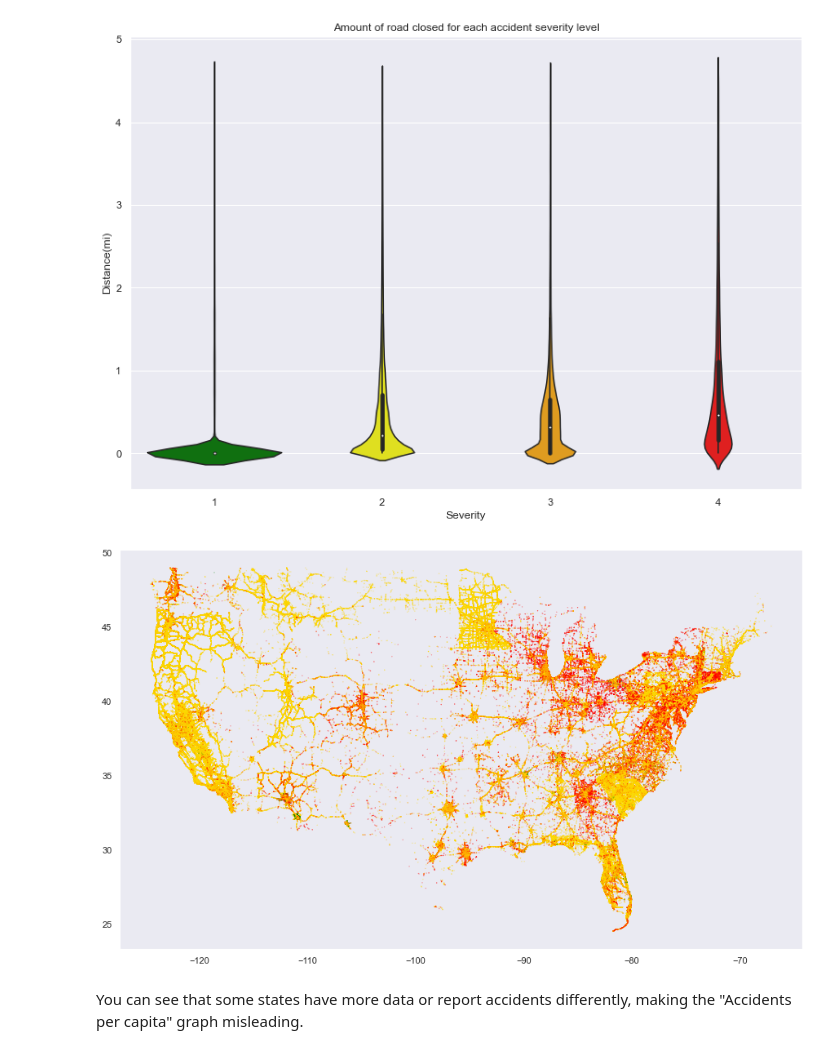
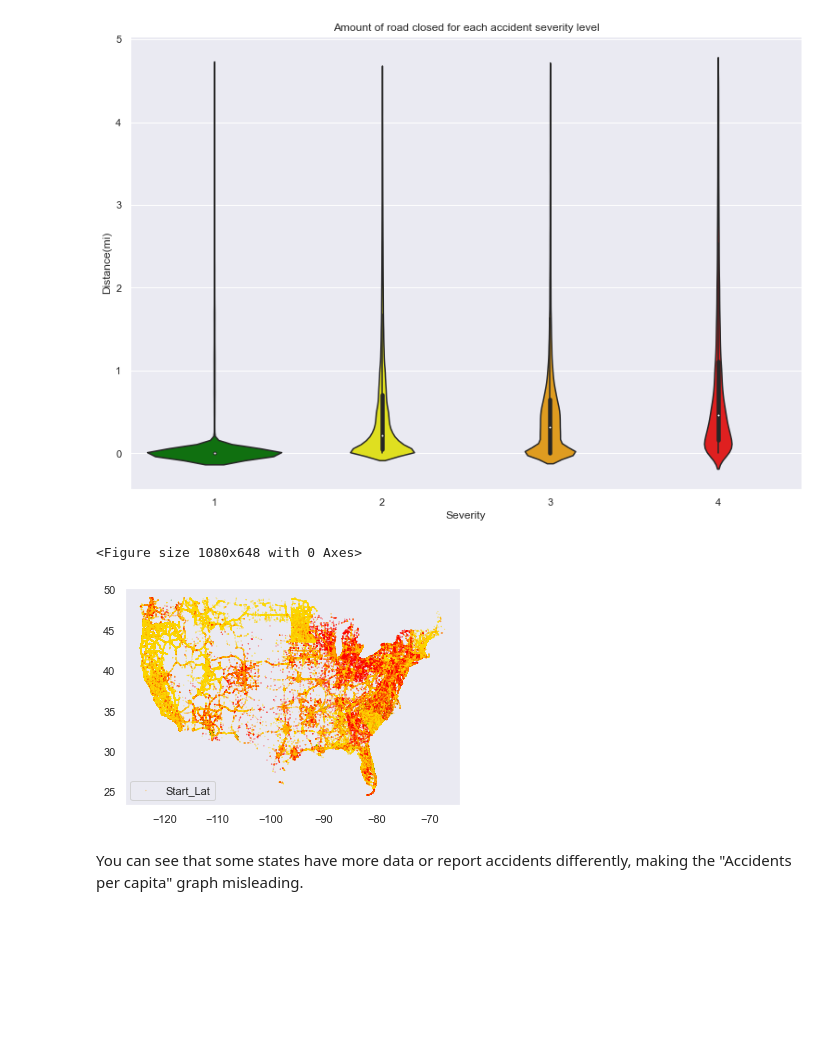
Before and after one commit to jeffc1020/453-visualization, a Jupyter notebook: final.ipynb, the cells around one changed output. Cells and saved outputs as stored; diff of their text form; code cells hidden in the pictures; blank space fills up the shorter version.

```diff
--- a/final.ipynb
+++ b/final.ipynb
@@ -365,14 +365,17 @@ plt.show()
 # %%
 from matplotlib import cm
 from matplotlib.colors import ListedColormap
 
 plt.figure(figsize=(15,9))
 sns.set_style('dark')
 severity_cmap = ListedColormap(['green', 'gold', 'orange', 'red'])
-plt.scatter(x='Start_Lng', y='Start_Lat', data=df, s=0.03, c='Severity', cmap=severity_cmap)
+fig, ax = plt.subplots()
+ax.scatter(x='Start_Lng', y='Start_Lat', data=df, s=0.03, c='Severity', cmap=severity_cmap)
+ax.legend()
 plt.show()
 # %% [output]
+<Figure size 1080x648 with 0 Axes>
-[figure, old version]
+[figure, new version]
 # %% [markdown]
 You can see that some states have more data or report accidents differently, making the "Accidents per capita" graph misleading.
 # %%
```
Also changed, not shown: parts of 1 cell of this notebook.
